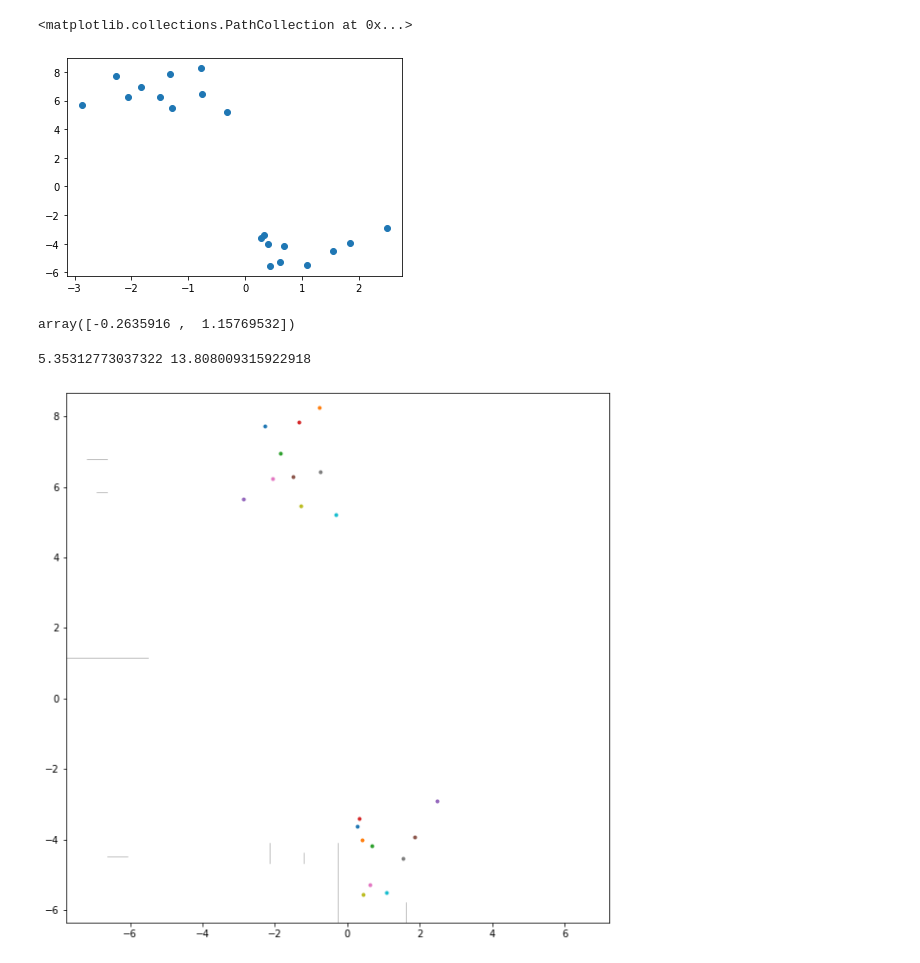
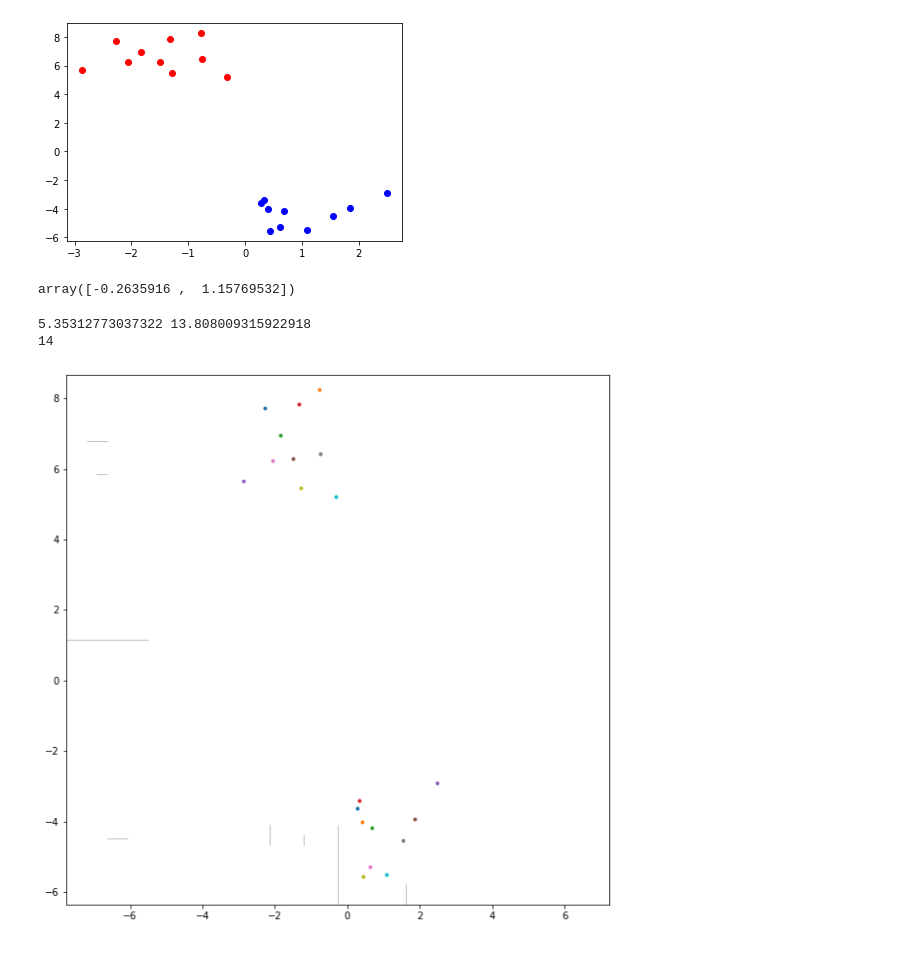
Before and after one commit to kayla-lixinyi/Summer-Project-Advanced-and-Interpretable-Unsupervised-Learning, a Jupyter notebook: WSPD.ipynb, the cells around one changed output. Saved outputs shown, nothing was run; the diff lists cells and outputs as text; code cells hidden in the pictures.

```diff
--- a/WSPD.ipynb
+++ b/WSPD.ipynb
@@ -8,6 +10,0 @@ import numpy as np
-# %%
-X, y = make_blobs(n_samples=20, centers=2, n_features=2,random_state=100)
-plt.scatter(X[:,0], X[:,1])
-# %% [output]
-<matplotlib.collections.PathCollection at 0x...>
-[figure, removed]
@@ -20,3 +77,14 @@ def max_distance(points):
+# %%
+##create 2 clusters
+X, y = make_blobs(n_samples=20, centers=2, n_features=2,random_state=100)
+for i in range(len(y)):
+    if y[i] == 0:
+        plt.scatter(X[i,0], X[i,1], c='blue');
+    else:
+        plt.scatter(X[i,0], X[i,1], c='red');
+plt.show();
+# %% [output]
+[figure, added]
 # %%
 center = find_center(X)
 center
@@ -25,9 +93,12 @@ array([-0.2635916 ,  1.15769532])
 # %%
 wid = max_distance(X[:,0])
 hgt = max_distance(X[:,1])
+length = math.ceil(max(np.array([wid, hgt])))
 print(wid, hgt)
+print(length)
 # %% [output]
 5.35312773037322 13.808009315922918
+14
 # %%
 tree = quads.QuadTree(
     (center[0],center[1]),  # The center point
```
Also changed, not shown: parts of 22 cells of this notebook.
